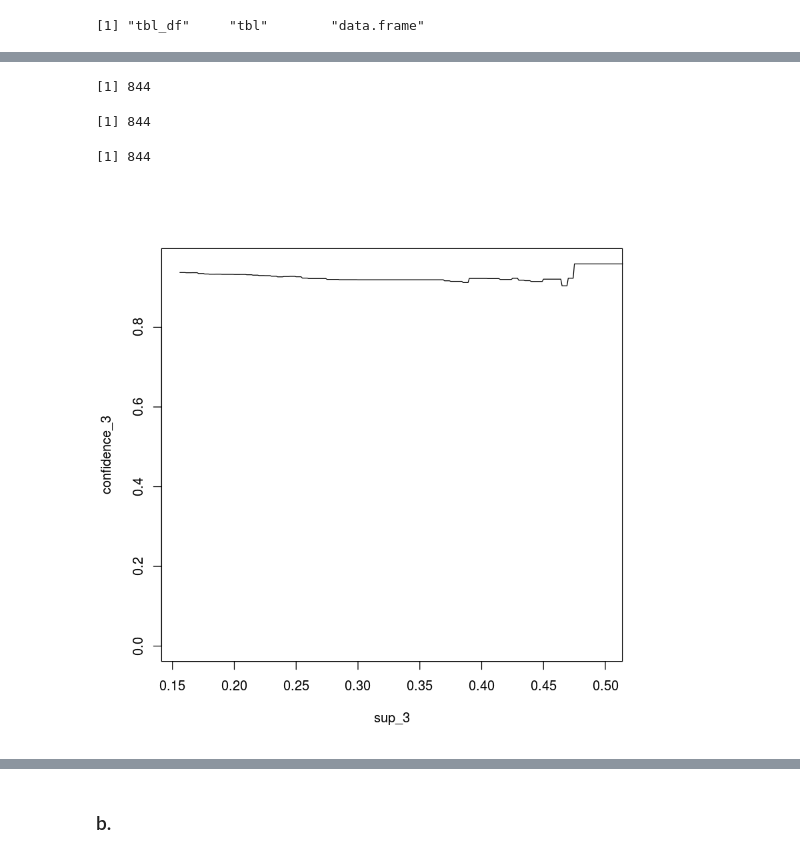
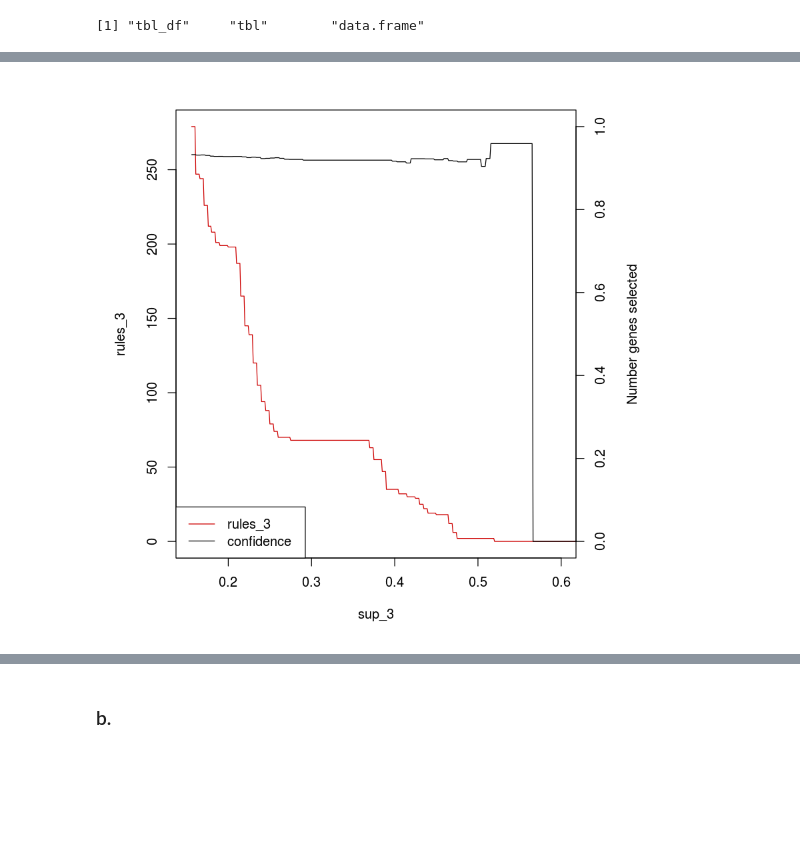
Before and after one commit to pedromartinho/sad, a Jupyter notebook: project/part1/part1_R.ipynb, the cells around one changed output, grey strips where cells are left out. Cells and saved outputs as stored; diff of their text form; code cells hidden in the pictures; blank space fills up the shorter version.

```diff
--- a/project/part1/part1_R.ipynb
+++ b/project/part1/part1_R.ipynb
@@ -418,16 +422,21 @@ checking subsets of size 1 2 3 4 5
 Warning message in apriori(crabs_int_3, parameter = list(support = value, target = "rules")):
 “Mining stopped (maxlen reached). Only patterns up to a length of 5 returned!”
 ... (188 outputs left out)
-# %%
-length(sup_3)
-length(rules_3)
-length(confidence_3)
-# %% [output]
-[1] 844
-[1] 844
-[1] 844
-# %%
-plot(sup_3,confidence_3,type="l",xlim=c(min_x_3,0.5))
-# %% [output]
-[figure, removed]
+# %%
+d = data.frame(sup_3,
+           rules_3,
+           confidence_3, 2)
+par(mar = c(5,5,2,5))
+with(d
+     , plot(sup_3, rules_3, type="l", col="red3",
+             ylab="rules_3",xlim=c(min_x_3,0.6)))
+par(new = T)
+with(d, plot(sup_3, confidence_3, axes=F, xlab=NA,ylab=NA, type="l",xlim=c(min_x_3,0.55),ylim=c(0,1)))
+axis(side = 4)
+mtext(side = 4, line = 3, 'Number genes selected')
+legend("bottomleft",
+       legend=c("rules_3", "confidence"),
+       lty=c(1,1), col=c("red3", "black"))
+# %% [output]
+[figure, added]
 # %%
```
Also changed, not shown: parts of 17 cells of this notebook.
